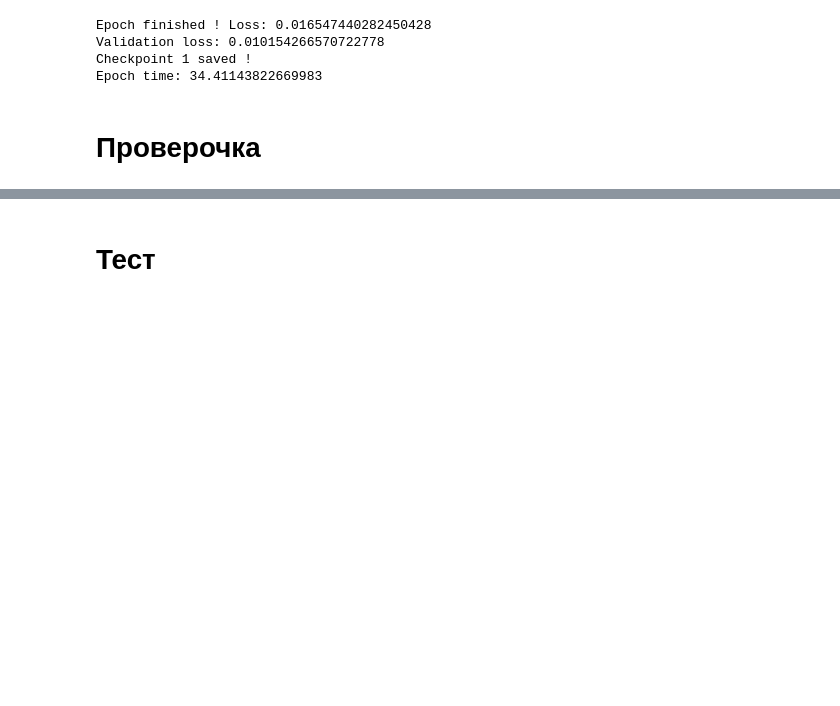
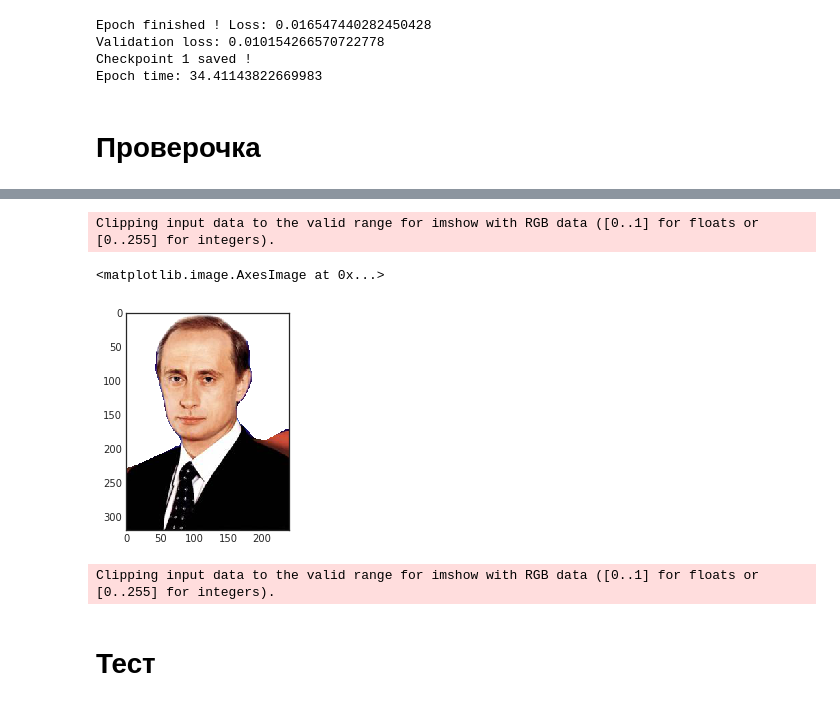
Before and after one commit to kaichoulyc/people-segment, a Jupyter notebook: people segment.ipynb, the cells around one changed output, grey strips where cells are left out. Saved outputs shown, nothing was run; the diff lists cells and outputs as text; code cells hidden in the pictures; blank space fills up the shorter version.

```diff
--- a/people segment.ipynb
+++ b/people segment.ipynb
@@ -566,0 +578,2 @@ pred_msk = chw_to_hwc(pred_msk[0].detach().numpy())
+# %%
+threshold = 0.25
@@ -591,0 +613,22 @@ plt.imshow(test1_mk)
+# %%
+tt = test1_mk
+tt.setflags(write=1)
+for i in range(320):
+    for j in range(240):
+        if pred_msk[i][j] == 0:
+            tt[i][j][0] = 0
+            tt[i][j][1] = 0
+            tt[i][j][2] = 0
+# %%
+tt = np.dstack((tt, pred_msk * 1000))
+# %%
+plt.imshow(tt)
+# %% [output]
+Clipping input data to the valid range for imshow with RGB data ([0..1] for floats or [0..255] for integers).
+<matplotlib.image.AxesImage at 0x...>
+[figure, added]
+# %%
+plt.imsave("test1.png" , tt)
+plt.imsave("test11.png",test2_mk)
+# %% [output]
+Clipping input data to the valid range for imshow with RGB data ([0..1] for floats or [0..255] for integers).
```
Also changed, not shown: parts of 16 cells of this notebook.
